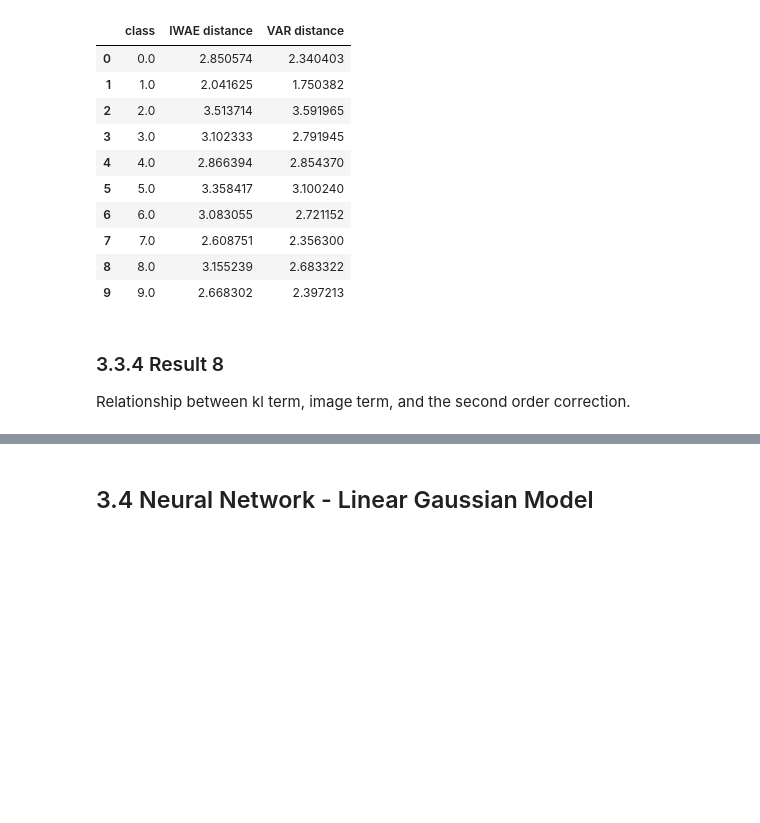
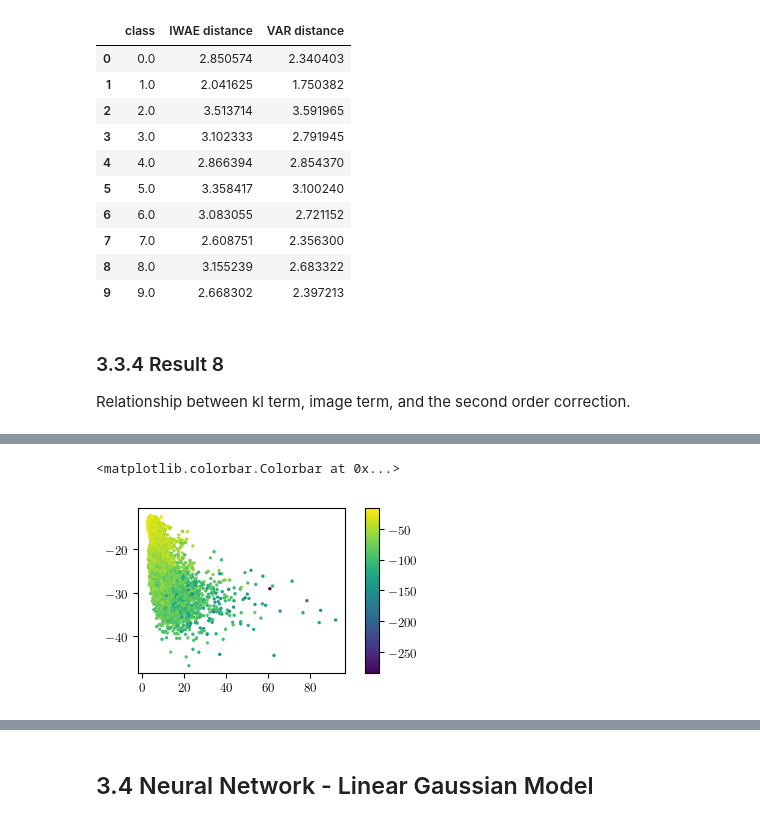
Before and after one commit to jasonrobwebster/2nd-order-vae, a Jupyter notebook: NIPS_results.ipynb, the cells around one changed output, grey strips where cells are left out. Cells and saved outputs as stored; diff of their text form; code cells hidden in the pictures; blank space fills up the shorter version.

```diff
--- a/NIPS_results.ipynb
+++ b/NIPS_results.ipynb
@@ -728,0 +747,6 @@ colorbar()
+# %%
+scatter(var_term, kl_loss, s=2, c=im_term)
+colorbar()
+# %% [output]
+<matplotlib.colorbar.Colorbar at 0x...>
+[figure, added]
```
Also changed, not shown: parts of 5 cells of this notebook.
